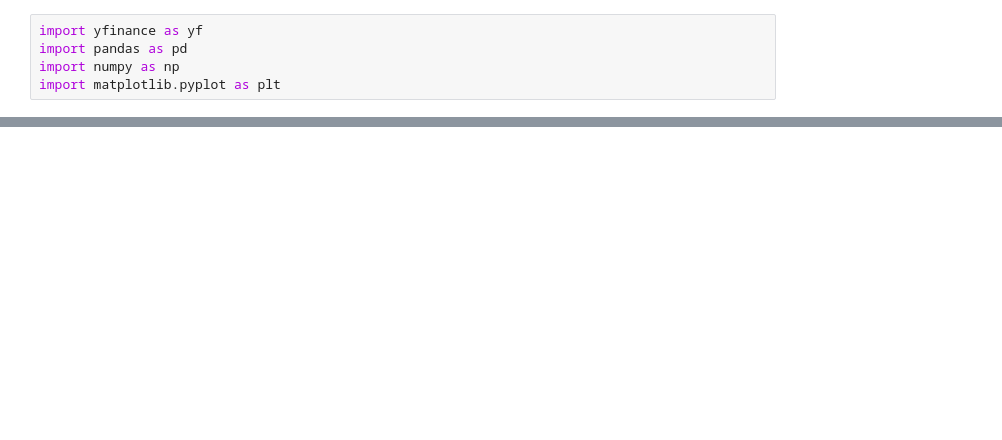
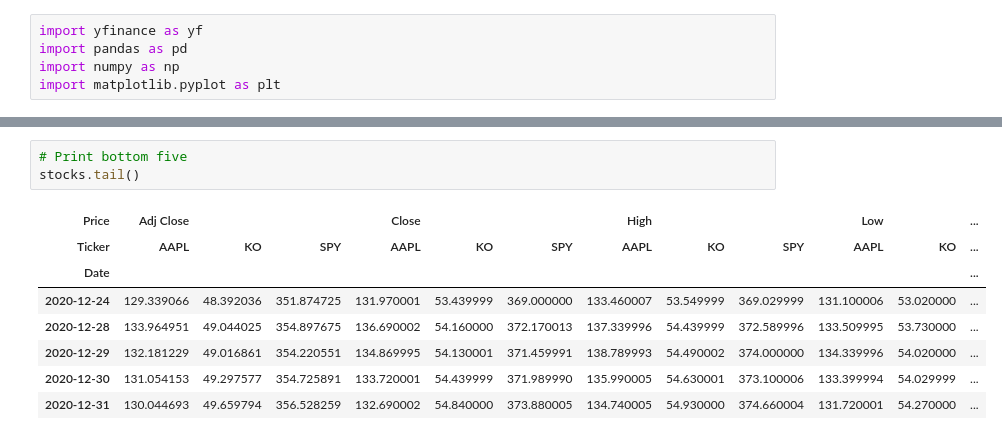
Before and after one commit to joodevs/algo-trader, a Jupyter notebook: youtube-tutorial.ipynb, the cells around one changed output, grey strips where cells are left out. Cells and saved outputs as stored; diff of their text form; blank space fills up the shorter version.

```diff
--- a/youtube-tutorial.ipynb
+++ b/youtube-tutorial.ipynb
@@ -58,0 +60,12 @@ stocks.head()
+# %%
+# Print bottom five
+stocks.tail()
+# %% [output]
+| Price | Adj Close |  |  | Close |  |  | High |  |  | Low |  | ... |
+| Ticker | AAPL | KO | SPY | AAPL | KO | SPY | AAPL | KO | SPY | AAPL | KO | ... |
+| Date |  |  |  |  |  |  |  |  |  |  |  | ... |
+| 2020-12-24 | 129.339066 | 48.392036 | 351.874725 | 131.970001 | 53.439999 | 369.000000 | 133.460007 | 53.549999 | 369.029999 | 131.100006 | 53.020000 | ... |
+| 2020-12-28 | 133.964951 | 49.044025 | 354.897675 | 136.690002 | 54.160000 | 372.170013 | 137.339996 | 54.439999 | 372.589996 | 133.509995 | 53.730000 | ... |
+| 2020-12-29 | 132.181229 | 49.016861 | 354.220551 | 134.869995 | 54.130001 | 371.459991 | 138.789993 | 54.490002 | 374.000000 | 134.339996 | 54.020000 | ... |
+| 2020-12-30 | 131.054153 | 49.297577 | 354.725891 | 133.720001 | 54.439999 | 371.989990 | 135.990005 | 54.630001 | 373.100006 | 133.399994 | 54.029999 | ... |
+| 2020-12-31 | 130.044693 | 49.659794 | 356.528259 | 132.690002 | 54.840000 | 373.880005 | 134.740005 | 54.930000 | 374.660004 | 131.720001 | 54.270000 | ... |
```
Also changed, not shown: parts of 7 cells of this notebook.
